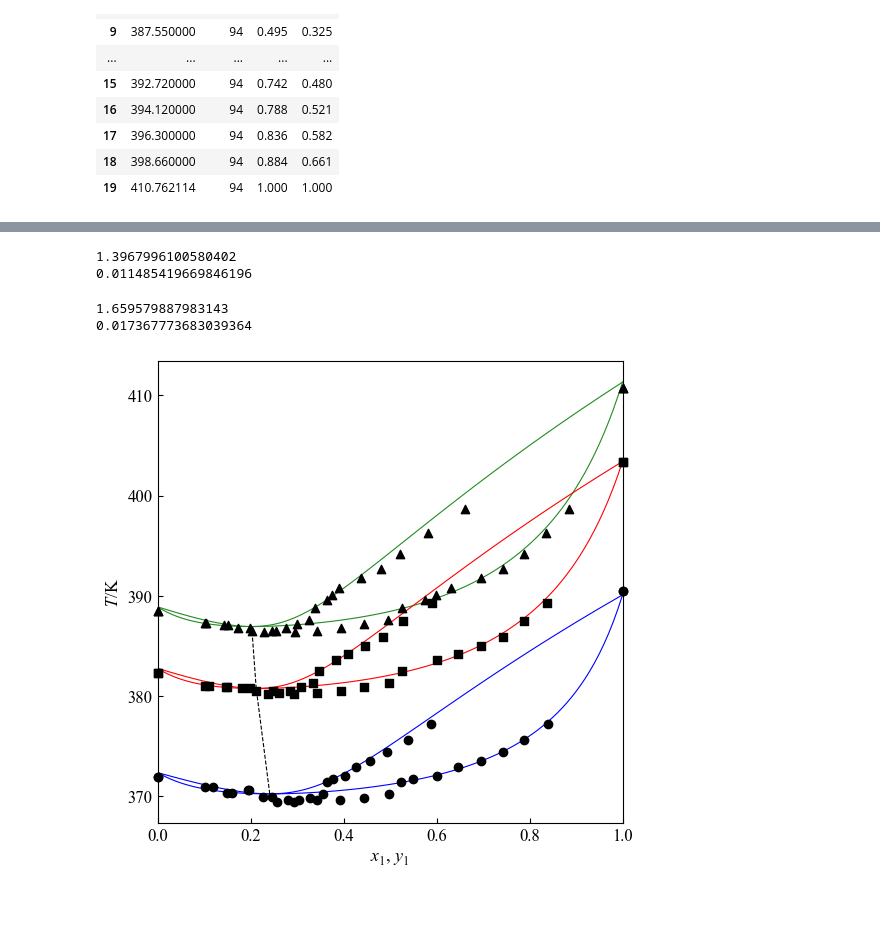
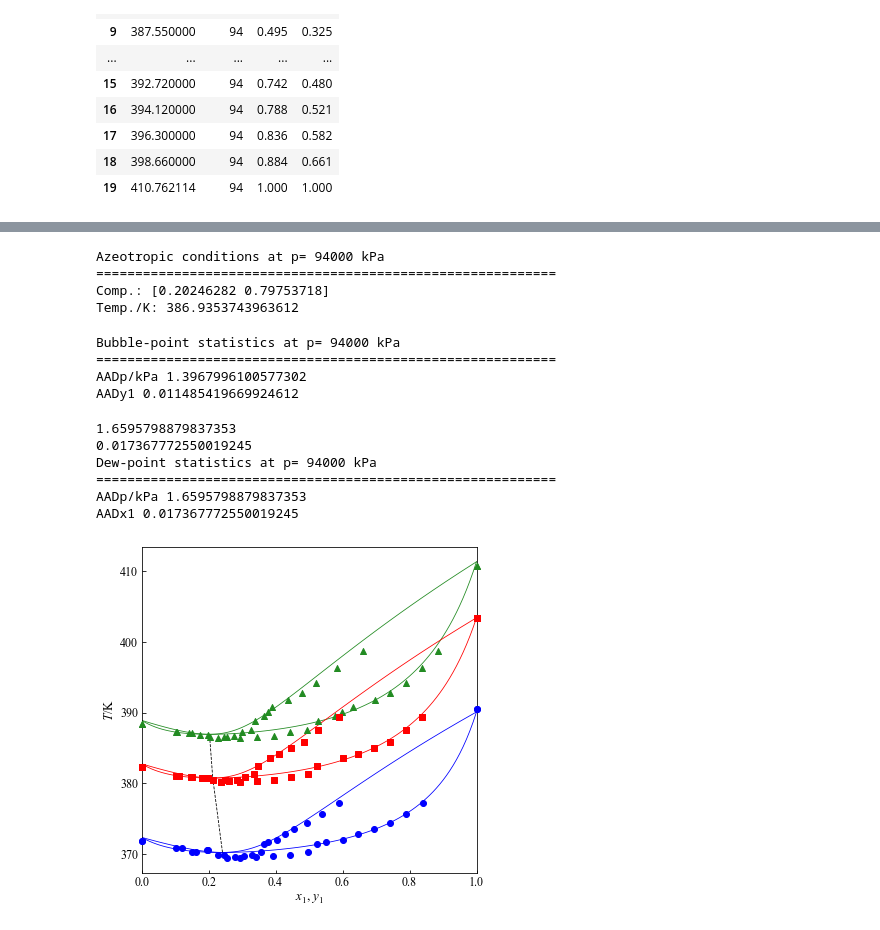
Before and after one commit to AMThermo/Biphasic_Equilibria, a Jupyter notebook: DBE+Butan-1-ol/VLE-SAFT-VR-Mie.ipynb, the cells around one changed output, grey strips where cells are left out. Saved outputs shown, nothing was run; the diff lists cells and outputs as text; code cells hidden in the pictures.

```diff
--- a/DBE+Butan-1-ol/VLE-SAFT-VR-Mie.ipynb
+++ b/DBE+Butan-1-ol/VLE-SAFT-VR-Mie.ipynb
@@ -233,5 +233,9 @@ for i in range(z):
 gam1saft50, gam2saft50, gEsaft50 = gammaSAFTVRMie(DBE, nbOH, Tsaft50, 50000, X, Kij, Lij)
 gam1saftexp50, gam2saftexp50, gEsaftexp50 = gammaSAFTVRMie(DBE, nbOH, Tsaftexp50, 50000, Xexp50, Kij, Lij)
 # %%
-azeotrope(Kij, p, T0)
+Zaz50, Taz50 = azeotrope(Kij, p, T0)
+print("Azeotropic conditions at p=", p, "kPa")
+print("==================================================")
+print("Comp.:", Zaz50)
+print("Temp./K:", Taz50)
 # %% [output]
@@ -294,5 +309,9 @@ for i in range(z):
 gam1saft75, gam2saft75, gEsaft75 = gammaSAFTVRMie(DBE, nbOH, Tsaft75, 75000, X, Kij, Lij)
 gam1saftexp75, gam2saftexp75, gEsaftexp75 = gammaSAFTVRMie(DBE, nbOH, Tsaftexp75, 75000, Xexp75, Kij, Lij)
 # %%
-azeotrope(Kij, p, T0)
+Zaz75, Taz75 = azeotrope(Kij, p, T0)
+print("Azeotropic conditions at p=", p, "kPa")
+print("==================================================")
+print("Comp.:", Zaz75)
+print("Temp./K:", Taz75)
 # %% [output]
@@ -359,3 +389,14 @@ azeotrope(Kij, p, T0)
+# %%
+Zaz94, Taz94 = azeotrope(Kij, p, T0)
+print("Azeotropic conditions at p=", p, "kPa")
+print("===========================================================")
+print("Comp.:", Zaz94)
+print("Temp./K:", Taz94)
+# %% [output]
+Azeotropic conditions at p= 94000 kPa
+===========================================================
+Comp.: [0.20246282 0.79753718]
+Temp./K: 386.9353743963612
 # %%
 #bubble-point calculation
 Ysaftexp = np.zeros_like(Xexp94)
@@ -368,11 +409,15 @@ dpsaft94 = psaftexp/1000-pexp94
 dy1saft94 = Ysaftexp[0]-Yexp94[0]
 AADp = 1/len(pexp94)*np.sum(abs(psaftexp/1000-pexp94))
 AADy1 = 1/len(pexp94)*np.sum(abs(Ysaftexp[0]-Yexp94[0]))
-print(AADp)
-print(AADy1)
+print("Bubble-point statistics at p=", p, "kPa")
+print("===========================================================")
+print("AADp/kPa", AADp)
+print("AADy1", AADy1)
 # %% [output]
-1.3967996100580402
-0.011485419669846196
+Bubble-point statistics at p= 94000 kPa
+===========================================================
+AADp/kPa 1.3967996100577302
+AADy1 0.011485419669924612
 # %%
 #dew-point calculation
 Xsaftexp = np.zeros_like(Xexp94)
@@ -385,44 +430,52 @@ AADp = 1/len(pexp94)*np.sum(abs(psaftexp/1000-pexp94))
 AADx1 = 1/len(pexp94)*np.sum(abs(Xsaftexp[0]-Xexp94[0]))
 print(AADp)
 print(AADx1)
+print("Dew-point statistics at p=", p, "kPa")
+print("===========================================================")
+print("AADp/kPa", AADp)
+print("AADx1", AADx1)
 # %% [output]
-1.659579887983143
-0.017367773683039364
+1.6595798879837353
+0.017367772550019245
+Dew-point statistics at p= 94000 kPa
+===========================================================
+AADp/kPa 1.6595798879837353
+AADx1 0.017367772550019245
 # %%
-xAz = np.array([0.24134379, 0.21218412, 0.20246282])
-TAz = np.array([370.25262021794543, 380.7628393986155, 386.93537439636134])
+xAz = np.array([Zaz50[0], Zaz75[0], Zaz94[0]])
+TAz = np.array([Taz50, Taz75, Taz94])
 # %%
 from matplotlib import rc
 import matplotlib.pylab as plt
 plt.rc('text', usetex=False )
 plt.rc('font', family="Times New Roman", weight='normal', size=12)
 plt.rcParams['mathtext.fontset'] = 'custom'
 plt.rcParams['mathtext.rm'] = 'Times New Roman'
 plt.rcParams['mathtext.it'] = 'Times New Roman:italic'
 plt.rcParams['mathtext.bf'] = 'Times New Roman:bold'
 fig = plt.figure(figsize = (6, 6))
 plt.tick_params(direction='in')
-plt.scatter(Yexp94[0], Texp94, marker='^', color='black', clip_on=False, zorder=10, label='_nolegend_')
-plt.scatter(Xexp94[0], Texp94, marker='^', color='black', clip_on=False, zorder=10)
-plt.scatter(Yexp75[0], Texp75, marker='s', color='black', clip_on=False, zorder=10, label='_nolegend_')
-plt.scatter(Xexp75[0], Texp75, marker='s', color='black', clip_on=False, zorder=10)
-plt.scatter(Yexp50[0], Texp50, color='black', clip_on=False, zorder=10, label='_nolegend_')
-plt.scatter(Xexp50[0], Texp50, color='black', clip_on=False, zorder=10)
+plt.scatter(Yexp94[0], Texp94, marker='^', color='ForestGreen', clip_on=False, zorder=10, label='_nolegend_')
+plt.scatter(Xexp94[0], Texp94, marker='^', color='ForestGreen', clip_on=False, zorder=10)
+plt.scatter(Yexp75[0], Texp75, marker='s', color='red', clip_on=False, zorder=10, label='_nolegend_')
+plt.scatter(Xexp75[0], Texp75, marker='s', color='red', clip_on=False, zorder=10)
+plt.scatter(Yexp50[0], Texp50, color='blue', clip_on=False, zorder=10, label='_nolegend_')
+plt.scatter(Xexp50[0], Texp50, color='blue', clip_on=False, zorder=10)
 plt.plot(X[0], Tsaft94, linestyle='solid', linewidth=0.8, color='ForestGreen', label='_nolegend_')
 plt.plot(Ysaft94[0], Tsaft94, linestyle='solid', linewidth=0.8, color='ForestGreen', label='_nolegend_')
 plt.plot(X[0], Tsaft75, linestyle='solid', linewidth=0.8, color='red', label='_nolegend_')
 plt.plot(Ysaft75[0], Tsaft75, linestyle='solid', linewidth=0.8, color='red', label='_nolegend_')
 plt.plot(X[0], Tsaft50, linestyle='solid', linewidth=0.8, color='blue', label='_nolegend_')
 plt.plot(Ysaft50[0], Tsaft50, linestyle='solid', linewidth=0.8, color='blue', label='_nolegend_')
 plt.plot(xAz, TAz, linestyle='dashed', color='black', linewidth=0.8)
 plt.xlabel('$x_{1}$, $y_{1}$', fontsize=13)
 plt.xlim([0,1])
 plt.ylabel('$T$/K', fontsize=13)
 plt.xticks(fontsize=12)
 plt.yticks(fontsize=12)
 plt.show()
 # %% [output]
-[figure, old version]
+[figure, new version]
 # %%
 fig.savefig("dbe-nbOH_VLE.pdf", bbox_inches='tight')
 # %%
```
Also changed, not shown: parts of 24 cells of this notebook, 1 other file.
